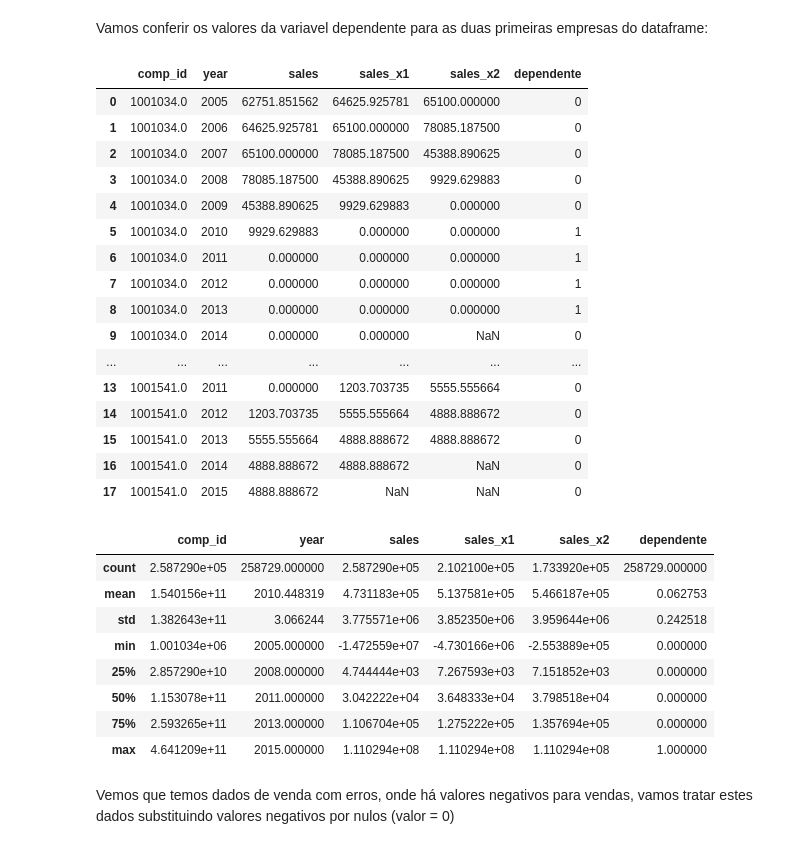
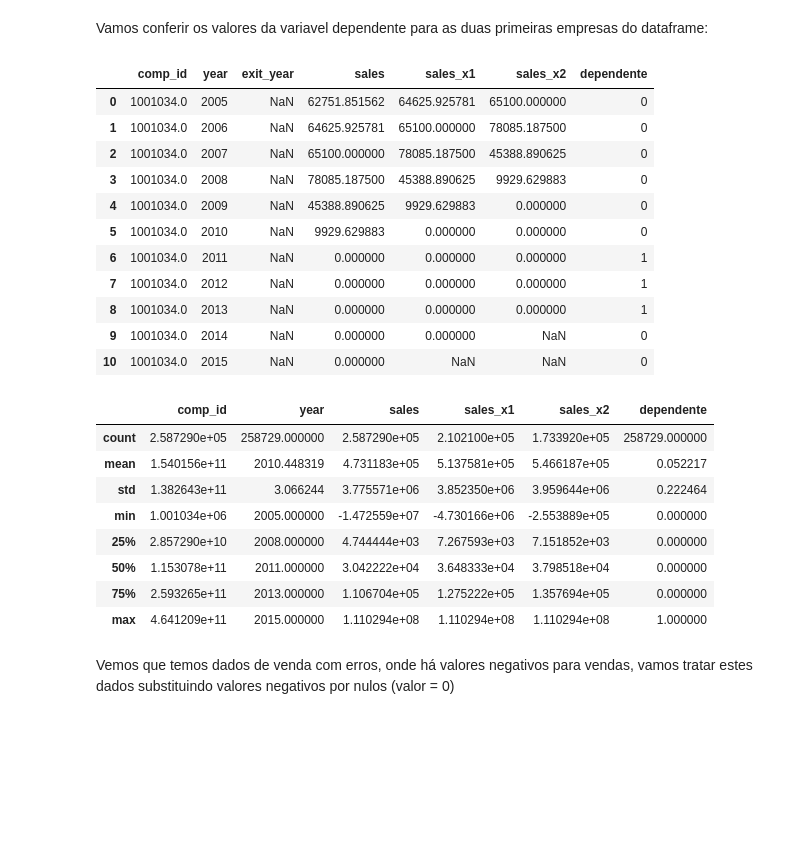
Before and after one commit to caio-a-garcia/PADS_Atividade_Integradora, a Jupyter notebook: Tratamento_de_dados.ipynb, the cells around one changed output. Saved outputs shown, nothing was run; the diff lists cells and outputs as text; code cells hidden in the pictures; blank space fills up the shorter version.

```diff
--- a/Tratamento_de_dados.ipynb
+++ b/Tratamento_de_dados.ipynb
@@ -272,34 +269,30 @@ data['dependente'] = condition.astype(int)
 Vamos conferir os valores da variavel dependente para as duas primeiras empresas do dataframe:
 # %%
 # lista de colunas para avaliação:
-check_list=["comp_id", "year", "sales", "sales_x1", "sales_x2", "dependente"]
+check_list=["comp_id", "year", "exit_year","sales", "sales_x1", "sales_x2", "dependente"]
 
-data[check_list].head(18)
+filtro = data[check_list]
+filtro[filtro["comp_id"] == 1001034]
 # %% [output]
-|  | comp_id | year | sales | sales_x1 | sales_x2 | dependente |
-| 0 | 1001034.0 | 2005 | 62751.851562 | 64625.925781 | 65100.000000 | 0 |
-| 1 | 1001034.0 | 2006 | 64625.925781 | 65100.000000 | 78085.187500 | 0 |
-| 2 | 1001034.0 | 2007 | 65100.000000 | 78085.187500 | 45388.890625 | 0 |
-| 3 | 1001034.0 | 2008 | 78085.187500 | 45388.890625 | 9929.629883 | 0 |
-| 4 | 1001034.0 | 2009 | 45388.890625 | 9929.629883 | 0.000000 | 0 |
-| 5 | 1001034.0 | 2010 | 9929.629883 | 0.000000 | 0.000000 | 1 |
-| 6 | 1001034.0 | 2011 | 0.000000 | 0.000000 | 0.000000 | 1 |
-| 7 | 1001034.0 | 2012 | 0.000000 | 0.000000 | 0.000000 | 1 |
-| 8 | 1001034.0 | 2013 | 0.000000 | 0.000000 | 0.000000 | 1 |
-| 9 | 1001034.0 | 2014 | 0.000000 | 0.000000 | NaN | 0 |
-| ... | ... | ... | ... | ... | ... | ... |
-| 13 | 1001541.0 | 2011 | 0.000000 | 1203.703735 | 5555.555664 | 0 |
-| 14 | 1001541.0 | 2012 | 1203.703735 | 5555.555664 | 4888.888672 | 0 |
-| 15 | 1001541.0 | 2013 | 5555.555664 | 4888.888672 | 4888.888672 | 0 |
-| 16 | 1001541.0 | 2014 | 4888.888672 | 4888.888672 | NaN | 0 |
-| 17 | 1001541.0 | 2015 | 4888.888672 | NaN | NaN | 0 |
+|  | comp_id | year | exit_year | sales | sales_x1 | sales_x2 | dependente |
+| 0 | 1001034.0 | 2005 | NaN | 62751.851562 | 64625.925781 | 65100.000000 | 0 |
+| 1 | 1001034.0 | 2006 | NaN | 64625.925781 | 65100.000000 | 78085.187500 | 0 |
+| 2 | 1001034.0 | 2007 | NaN | 65100.000000 | 78085.187500 | 45388.890625 | 0 |
+| 3 | 1001034.0 | 2008 | NaN | 78085.187500 | 45388.890625 | 9929.629883 | 0 |
+| 4 | 1001034.0 | 2009 | NaN | 45388.890625 | 9929.629883 | 0.000000 | 0 |
+| 5 | 1001034.0 | 2010 | NaN | 9929.629883 | 0.000000 | 0.000000 | 0 |
+| 6 | 1001034.0 | 2011 | NaN | 0.000000 | 0.000000 | 0.000000 | 1 |
+| 7 | 1001034.0 | 2012 | NaN | 0.000000 | 0.000000 | 0.000000 | 1 |
+| 8 | 1001034.0 | 2013 | NaN | 0.000000 | 0.000000 | 0.000000 | 1 |
+| 9 | 1001034.0 | 2014 | NaN | 0.000000 | 0.000000 | NaN | 0 |
+| 10 | 1001034.0 | 2015 | NaN | 0.000000 | NaN | NaN | 0 |
 # %%
 data[check_list].describe()
 # %% [output]
 |  | comp_id | year | sales | sales_x1 | sales_x2 | dependente |
 | count | 2.587290e+05 | 258729.000000 | 2.587290e+05 | 2.102100e+05 | 1.733920e+05 | 258729.000000 |
-| mean | 1.540156e+11 | 2010.448319 | 4.731183e+05 | 5.137581e+05 | 5.466187e+05 | 0.062753 |
-| std | 1.382643e+11 | 3.066244 | 3.775571e+06 | 3.852350e+06 | 3.959644e+06 | 0.242518 |
+| mean | 1.540156e+11 | 2010.448319 | 4.731183e+05 | 5.137581e+05 | 5.466187e+05 | 0.052217 |
+| std | 1.382643e+11 | 3.066244 | 3.775571e+06 | 3.852350e+06 | 3.959644e+06 | 0.222464 |
 | min | 1.001034e+06 | 2005.000000 | -1.472559e+07 | -4.730166e+06 | -2.553889e+05 | 0.000000 |
 | 25% | 2.857290e+10 | 2008.000000 | 4.744444e+03 | 7.267593e+03 | 7.151852e+03 | 0.000000 |
 | 50% | 1.153078e+11 | 2011.000000 | 3.042222e+04 | 3.648333e+04 | 3.798518e+04 | 0.000000 |
```
Also changed, not shown: parts of 23 cells of this notebook, 1 other file.
